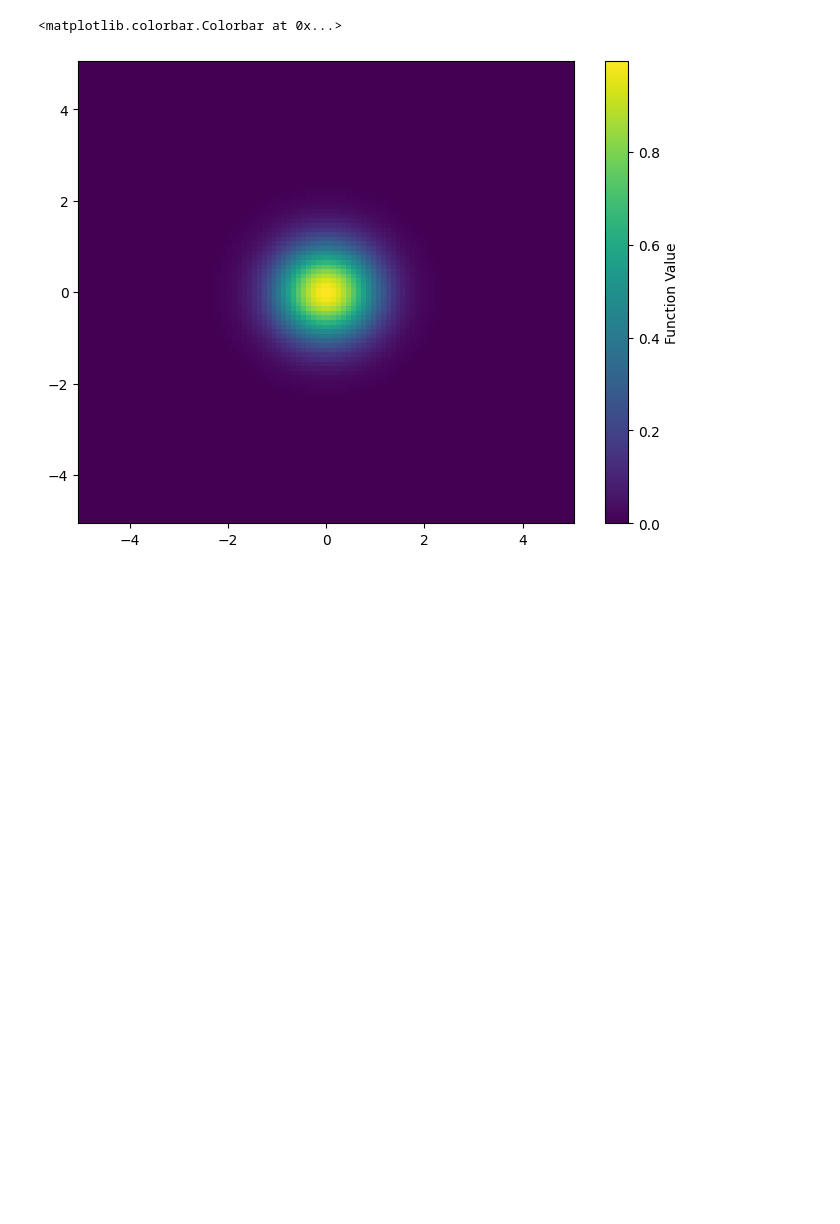
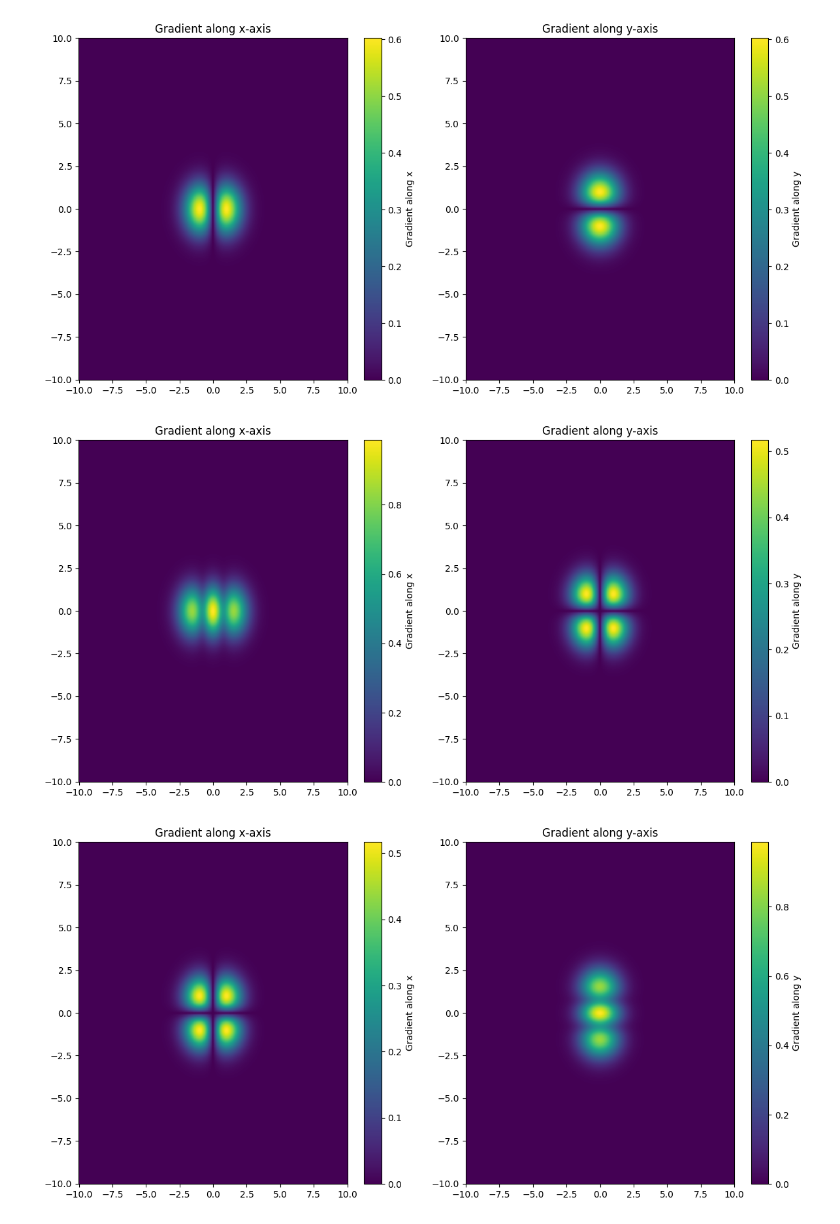
Before and after one commit to CrazyAncestor/PhD-Research, a Jupyter notebook: CH3_Laser.ipynb, the cells around one changed output. Saved outputs shown, nothing was run; the diff lists cells and outputs as text; code cells hidden in the pictures; blank space fills up the shorter version.

```diff
--- a/CH3_Laser.ipynb
+++ b/CH3_Laser.ipynb
@@ -79,12 +90,35 @@ Rayleigh range z0: 0.05
-# %%
-x = np.linspace(-5, 5, 100)
-y = np.linspace(-5, 5, 100)
-X, Y = np.meshgrid(x, y)
-fxy = np.exp(-X**2 - Y**2)  # Example function for x and y axes
-
-plt.figure(figsize=(8, 6))
-plt.pcolormesh(X, Y, fxy, shading='auto', cmap='viridis')
-plt.colorbar(label='Function Value')
-# %% [output]
-<matplotlib.colorbar.Colorbar at 0x...>
-[figure, removed]
+# %%
+def differentiate(FXY, X, Y):
+    x = X[0, :]  # Extract x-coordinates
+    y = Y[:, 0]  # Extract y-coordinates
+
+    fx = np.gradient(FXY, axis=1) / (x[1] - x[0])  # Gradient along x
+    fy = np.gradient(FXY, axis=0) / (y[1] - y[0])  # Gradient along y
+    return fx, fy
+def plot_gradient(X, Y, FXY):
+    # Calculate the gradients
+    fx, fy = differentiate(FXY, X, Y)
+    # Plot the gradients
+    plt.figure(figsize=(12, 6))
+
+    plt.subplot(1, 2, 1)
+    plt.pcolormesh(X, Y, np.abs(fx), shading='auto', cmap='viridis')
+    plt.colorbar(label='Gradient along x')
+    plt.title('Gradient along x-axis')
+
+    plt.subplot(1, 2, 2)
+    plt.pcolormesh(X, Y, np.abs(fy), shading='auto', cmap='viridis')
+    plt.colorbar(label='Gradient along y')
+    plt.title('Gradient along y-axis')
+
+    plt.tight_layout()
+    plt.show()
+    return fx, fy
+# Plot the gradients
+fx, fy = plot_gradient(X, Y, Exyz)
+plot_gradient(X,Y, fx )
+plot_gradient(X,Y, fy )
+# %% [output]
+[figure, added]
+[figure, added]
+[figure, added]
```
Also changed, not shown: parts of 3 cells of this notebook.
